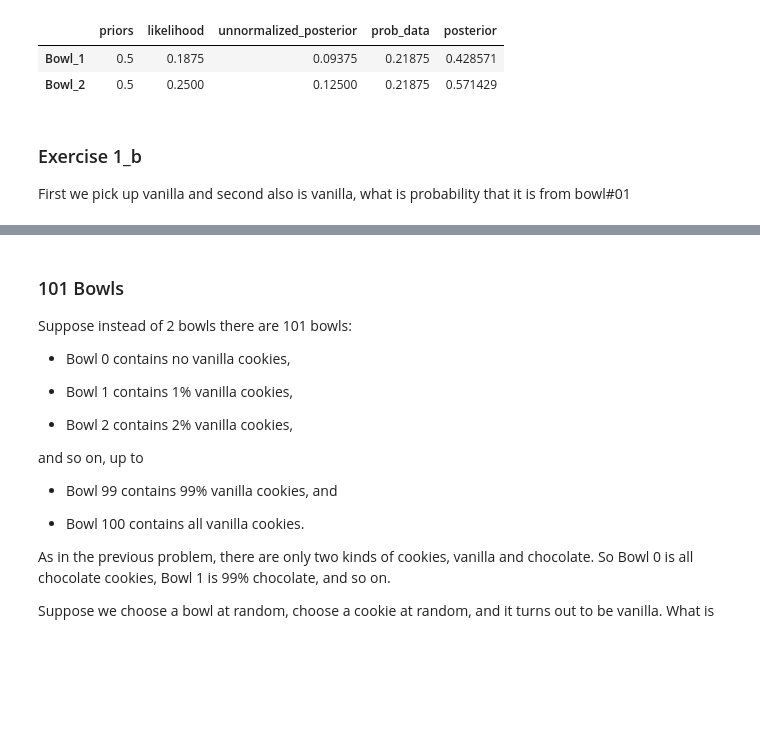
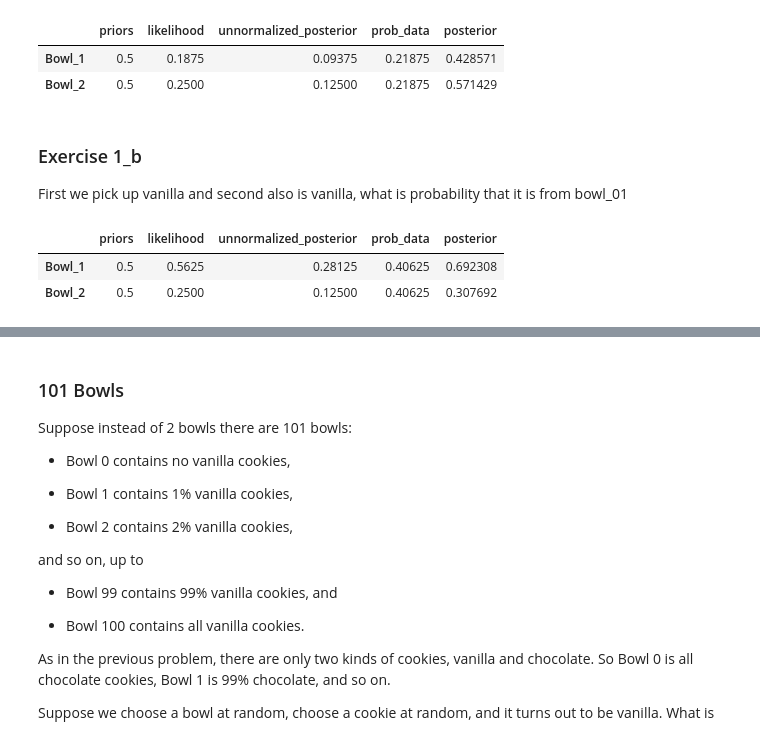
Before and after one commit to arjunjanamatti/open_cv_from_freecodecamp, a Jupyter notebook: bayesian_made_simple/cookie_01.ipynb, the cells around one changed output, grey strips where cells are left out. Saved outputs shown, nothing was run; the diff lists cells and outputs as text; code cells hidden in the pictures; blank space fills up the shorter version.

Commit message:
three times vanilla or chocolate single update

```diff
--- a/bayesian_made_simple/cookie_01.ipynb
+++ b/bayesian_made_simple/cookie_01.ipynb
@@ -86,4 +86,15 @@ single_df
 # %% [markdown]
 ### Exercise 1_b
 
-First we pick up vanilla and second also is vanilla, what is probability that it is from bowl#01
+First we pick up vanilla and second also is vanilla, what is probability that it is from bowl_01
+# %%
+# in a single update for two times vanilla
+priors = [1/2, 1/2]
+priors_index = ['Bowl_1', 'Bowl_2']
+likelihood = [30/40 * 30/40, 10/20 * 10/20]
+single_same_df = get_posterior(priors, priors_index, likelihood)
+single_same_df
+# %% [output]
+|  | priors | likelihood | unnormalized_posterior | prob_data | posterior |
+| Bowl_1 | 0.5 | 0.5625 | 0.28125 | 0.40625 | 0.692308 |
+| Bowl_2 | 0.5 | 0.2500 | 0.12500 | 0.40625 | 0.307692 |
```
Also changed, not shown: parts of 4 cells of this notebook.
